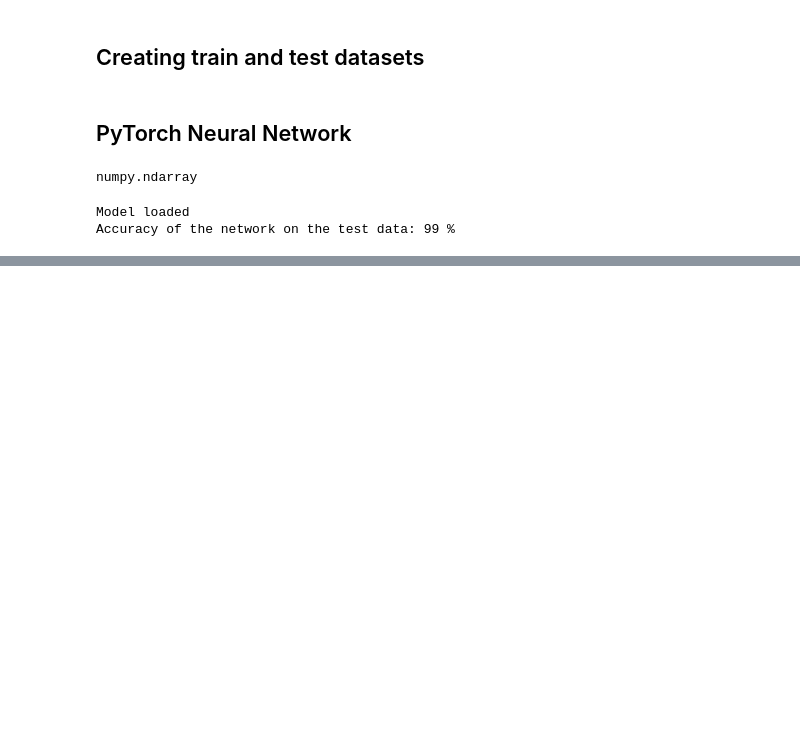
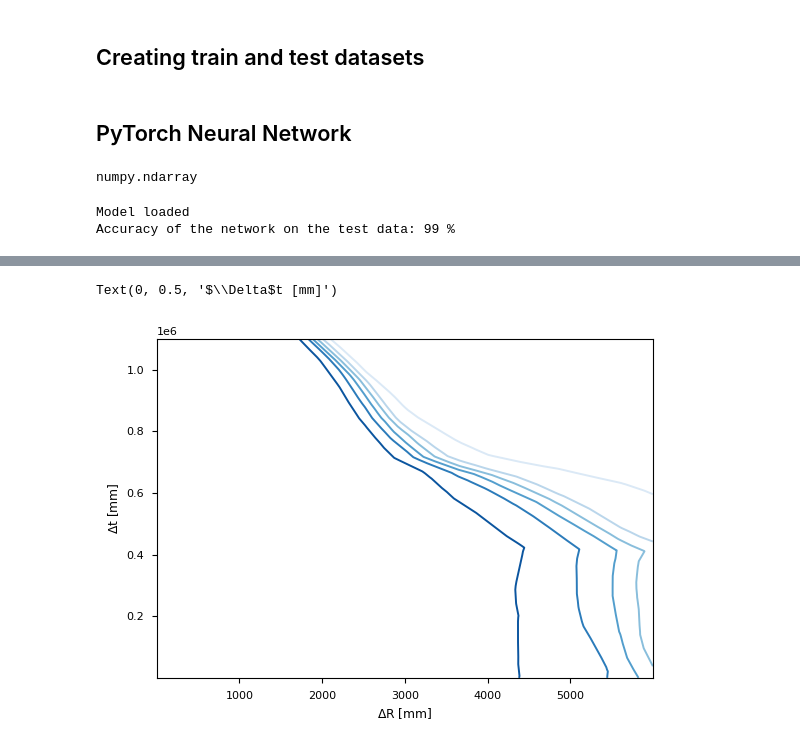
Before and after one commit to Fabiocufino/CloudVenetoCode, a Jupyter notebook: Analysis_CV/BKG_UNcorrelated/PyTorch.ipynb, the cells around one changed output, grey strips where cells are left out. Drawn from its saved outputs; the diff is of its cells as text; code cells hidden in the pictures; blank space fills up the shorter version.

```diff
--- a/Analysis_CV/BKG_UNcorrelated/PyTorch.ipynb
+++ b/Analysis_CV/BKG_UNcorrelated/PyTorch.ipynb
@@ -243,0 +422,32 @@ Text(0, 0.5, 'R [mm]')
+# %%
+to_plot = pd.DataFrame()
+
+dr_array = np.linspace(0, 6000, 1000)
+dt_array = np.linspace(0, 5*220e3, 1000)
+
+dr_mesh, dt_mesh = np.meshgrid(dr_array, dt_array)
+R = 0
+elements = len(dr_mesh.flatten())
+to_plot['R_prompt'] = R*np.ones(elements)
+to_plot['R_delayed'] = to_plot['R_prompt']
+to_plot['E_pro'] = 1.*np.ones(elements)
+to_plot['delta_radius'] = dr_mesh.flatten()
+to_plot['E_del'] = 2.2*np.ones(elements)
+to_plot['delta_time'] = dt_mesh.flatten()
+to_plot = to_plot[X.columns]
+to_plot = scaler.transform(to_plot)
+
+
+#utilizza net per fare previsione sui dati contenuti in to_plot.
+to_plot_tensor = torch.tensor(to_plot, dtype=torch.float32).to('cpu')
+probs = net(to_plot_tensor.to('cuda:0')).to('cpu')
+probs_normed = nnf.softmax(probs, dim=1).to('cpu')
+probs_normed = probs_normed[:, 1].reshape(dr_mesh.shape)
+
+plt.contour(probs_normed.detach().numpy(), cmap = 'Blues', origin = 'lower', extent = (dr_mesh.min(), dr_mesh.max(), dt_mesh.min(), dt_mesh.max()), aspect = 'auto')
+
+plt.xlabel(r'$\Delta$R [mm]')
+plt.ylabel(r'$\Delta$t [mm]')
+# %% [output]
+Text(0, 0.5, '$\\Delta$t [mm]')
+[figure, added]
```
Also changed, not shown: parts of 23 cells of this notebook, 9 other files.
